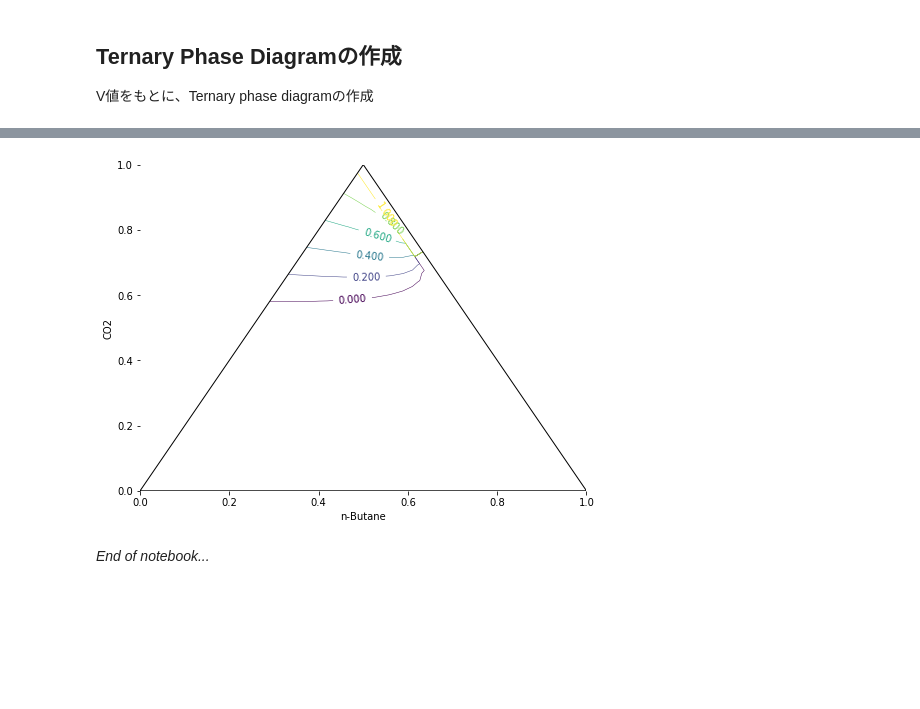
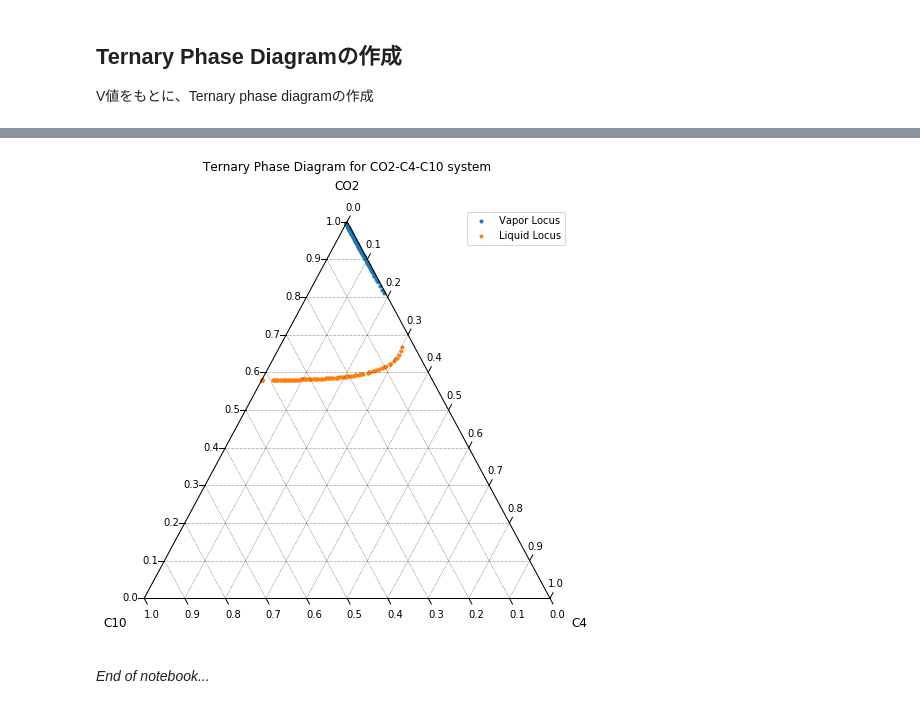
Before and after one commit to mayuneko-re/notebook, a Jupyter notebook: colab/Ternary_Phase_Diagram.ipynb, the cells around one changed output, grey strips where cells are left out. Cells and saved outputs as stored; diff of their text form; code cells hidden in the pictures; blank space fills up the shorter version.

```diff
--- a/colab/Ternary_Phase_Diagram.ipynb
+++ b/colab/Ternary_Phase_Diagram.ipynb
@@ -133,29 +142,33 @@ plt.box(False)
-# %%
-x, y = np.array([]), np.array([])
-v = np.array([])
-
-for m in ml:
-    if ~np.isnan(m.V):
-        x = np.append(x, m.Zi[1])
-        y = np.append(y, m.Zi[0])
-        v = np.append(v, m.V)
-
-x = x + y/2
-
-plt.figure(figsize=(8,6))
-CS = plt.tricontour(x,y,v, np.linspace(0,1,6), linewidths=0.5)
-plt.clabel(CS, inline=1, fontsize=10)
-# plt.tricontourf(x,y,v, 100, cmap='jet')
-# plt.tripcolor(x,y,v, cmap='hsv')
-# plt.colorbar()
-# plt.plot(x,y,'.b')
-plt.plot([0,1,1/2,0],[0,0,1,0],'-k', linewidth=1)
-plt.xlim(0,1)
-plt.ylim(0,1)
-plt.xlabel('n-Butane')
-plt.ylabel('CO2')
-plt.box(False)
-# %% [output]
-[figure, removed]
+# %%
+## Boundary and Gridlines
+figure, tax = ternary.figure(scale=1)
+figure.set_size_inches(8, 8)
+
+# Draw Boundary and Gridlines
+tax.boundary(linewidth=1)
+tax.gridlines(color="black", multiple=0.1)
+
+# Set Axis labels and Title
+fontsize = 12
+tax.set_title("Ternary Phase Diagram for CO2-C4-C10 system\n\n", fontsize=fontsize)
+tax.right_corner_label("C4", fontsize=fontsize)
+tax.top_corner_label("CO2", fontsize=fontsize)
+tax.left_corner_label("C10", fontsize=fontsize)
+
+# Set ticks
+tax.ticks(axis='lbr', linewidth=1, multiple=0.1, offset=0.015, tick_formats="%.1f", clockwise=True)
+
+# Plot the data
+tax.scatter(v, marker='.', label='Vapor Locus')
+tax.scatter(l, marker='.', label='Liquid Locus')
+tax.legend()
+
+# Remove default Matplotlib Axes
+tax.clear_matplotlib_ticks()
+tax.get_axes().axis('off')
+
+ternary.plt.show()
+# %% [output]
+[figure, added]
 # %% [markdown]
 *End of notebook...*
```
Also changed, not shown: parts of 4 cells of this notebook.
